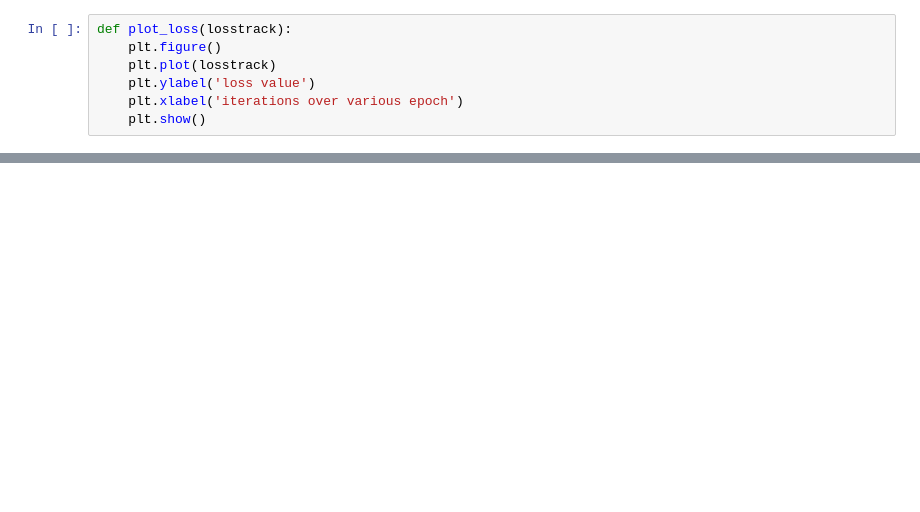
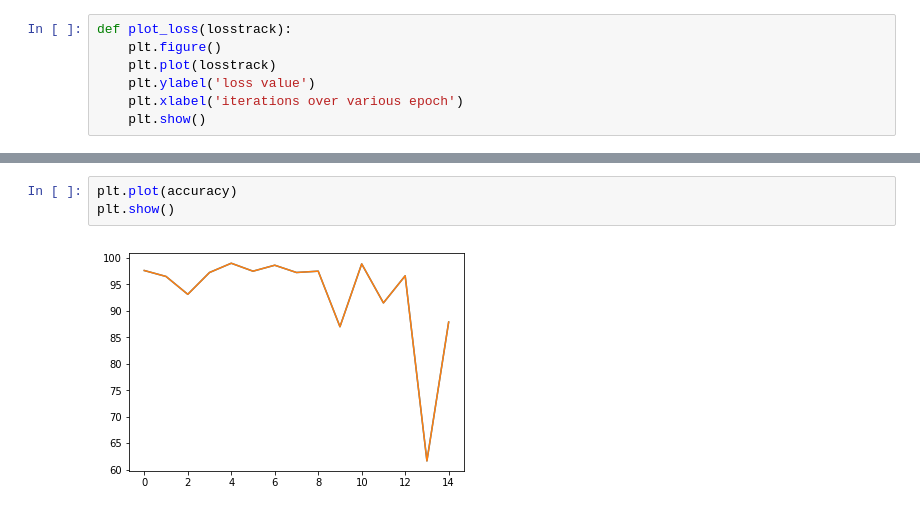
Before and after one commit to udion/gmmGAN, a Jupyter notebook: gaussianClassifier.ipynb, the cells around one changed output, grey strips where cells are left out. Drawn from its saved outputs; the diff is of its cells as text; blank space fills up the shorter version.

```diff
--- a/gaussianClassifier.ipynb
+++ b/gaussianClassifier.ipynb
@@ -208,3 +250,8 @@ plot_loss(losstrack)
+# %%
+plt.plot(accuracy)
+plt.show()
+# %% [output]
+[figure, added]
 # %%
 #manually testing on positive and negetive points
 tx=next(d1)
```
Also changed, not shown: parts of 12 cells of this notebook.
